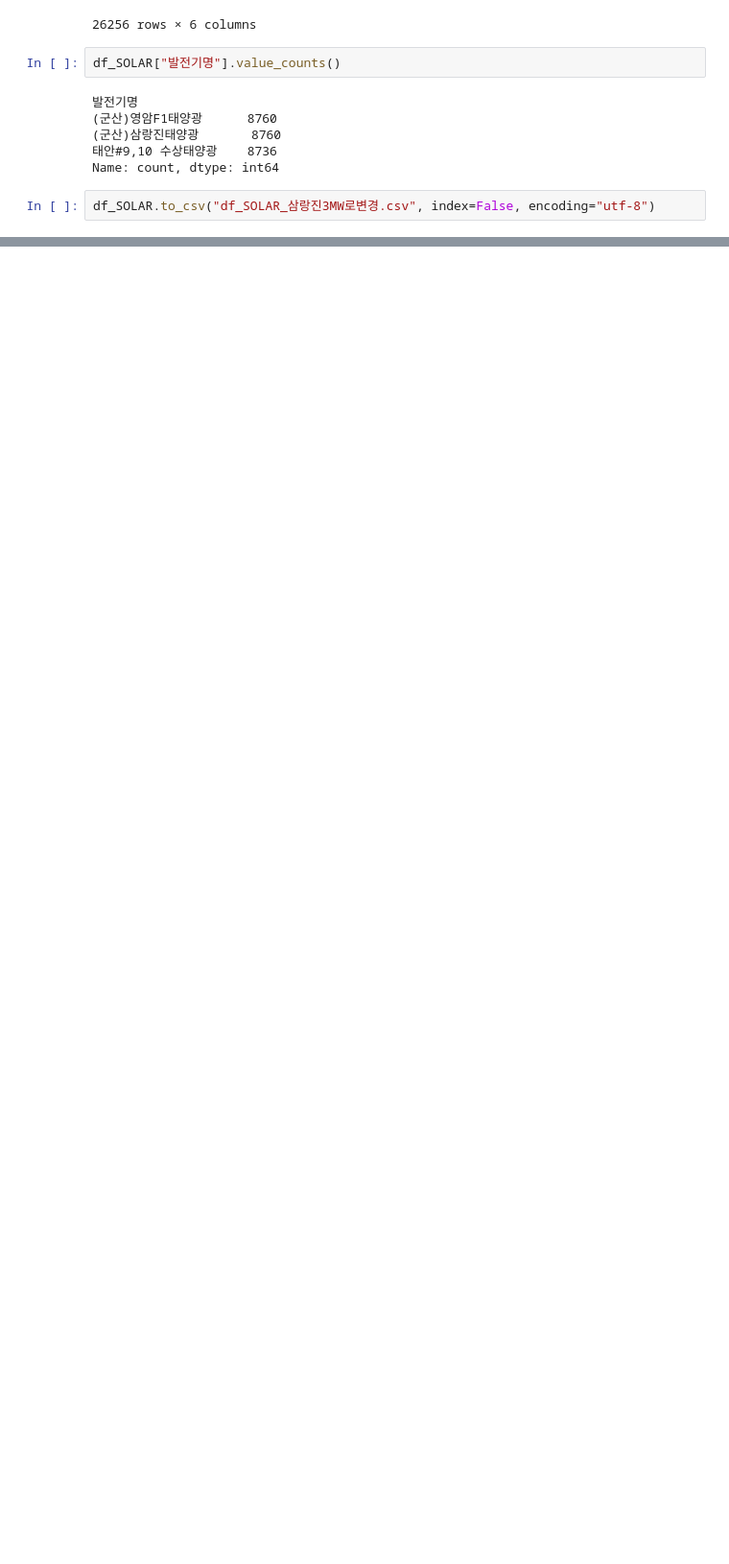
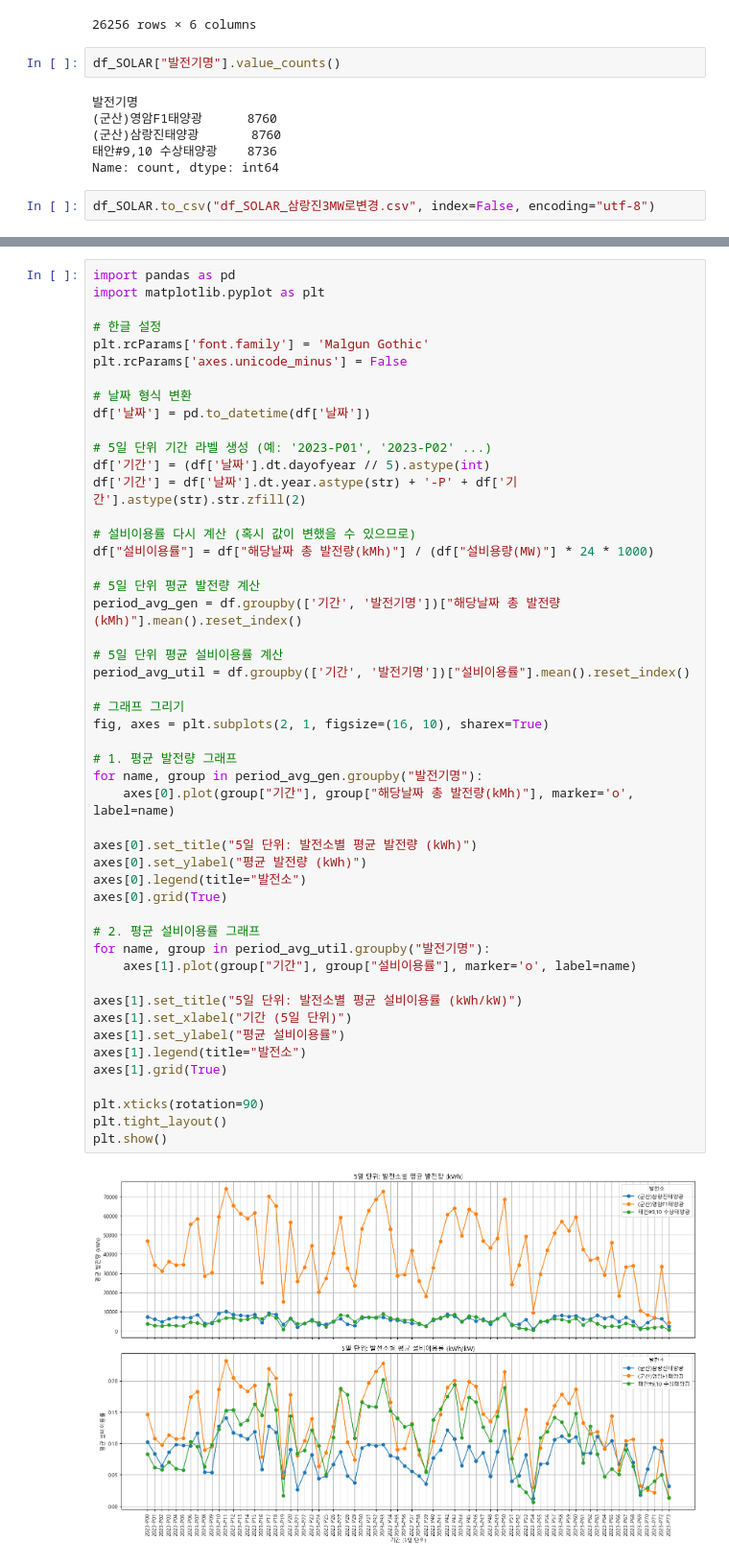
Before and after one commit to seoyoung7879/predict_energy, a Jupyter notebook: 태양열/1. 데이터 전처리 및 EDA/삼랑진설비용량3MW.ipynb, the cells around one changed output, grey strips where cells are left out. Shown: that part at 96% size. Saved outputs shown, nothing was run; the diff lists cells and outputs as text; blank space fills up the shorter version.

```diff
--- a/태양열/1. 데이터 전처리 및 EDA/삼랑진설비용량3MW.ipynb
+++ b/태양열/1. 데이터 전처리 및 EDA/삼랑진설비용량3MW.ipynb
@@ -163,0 +199,51 @@ df_SOLAR.to_csv("df_SOLAR_삼랑진3MW로변경.csv", index=False, encoding="utf
+# %%
+import pandas as pd
+import matplotlib.pyplot as plt
+
+# 한글 설정
+plt.rcParams['font.family'] = 'Malgun Gothic'
+plt.rcParams['axes.unicode_minus'] = False
+
+# 날짜 형식 변환
+df['날짜'] = pd.to_datetime(df['날짜'])
+
+# 5일 단위 기간 라벨 생성 (예: '2023-P01', '2023-P02' ...)
+df['기간'] = (df['날짜'].dt.dayofyear // 5).astype(int)
+df['기간'] = df['날짜'].dt.year.astype(str) + '-P' + df['기간'].astype(str).str.zfill(2)
+
+# 설비이용률 다시 계산 (혹시 값이 변했을 수 있으므로)
+df["설비이용률"] = df["해당날짜 총 발전량(kMh)"] / (df["설비용량(MW)"] * 24 * 1000)
+
+# 5일 단위 평균 발전량 계산
+period_avg_gen = df.groupby(['기간', '발전기명'])["해당날짜 총 발전량(kMh)"].mean().reset_index()
+
+# 5일 단위 평균 설비이용률 계산
+period_avg_util = df.groupby(['기간', '발전기명'])["설비이용률"].mean().reset_index()
+
+# 그래프 그리기
+fig, axes = plt.subplots(2, 1, figsize=(16, 10), sharex=True)
+
+# 1. 평균 발전량 그래프
+for name, group in period_avg_gen.groupby("발전기명"):
+    axes[0].plot(group["기간"], group["해당날짜 총 발전량(kMh)"], marker='o', label=name)
+
+axes[0].set_title("5일 단위: 발전소별 평균 발전량 (kWh)")
+axes[0].set_ylabel("평균 발전량 (kWh)")
+axes[0].legend(title="발전소")
+axes[0].grid(True)
+
+# 2. 평균 설비이용률 그래프
+for name, group in period_avg_util.groupby("발전기명"):
+    axes[1].plot(group["기간"], group["설비이용률"], marker='o', label=name)
+
+axes[1].set_title("5일 단위: 발전소별 평균 설비이용률 (kWh/kW)")
+axes[1].set_xlabel("기간 (5일 단위)")
+axes[1].set_ylabel("평균 설비이용률")
+axes[1].legend(title="발전소")
+axes[1].grid(True)
+
+plt.xticks(rotation=90)
+plt.tight_layout()
+plt.show()
+# %% [output]
+[figure, added]
```
Also changed, not shown: parts of 2 cells of this notebook.
